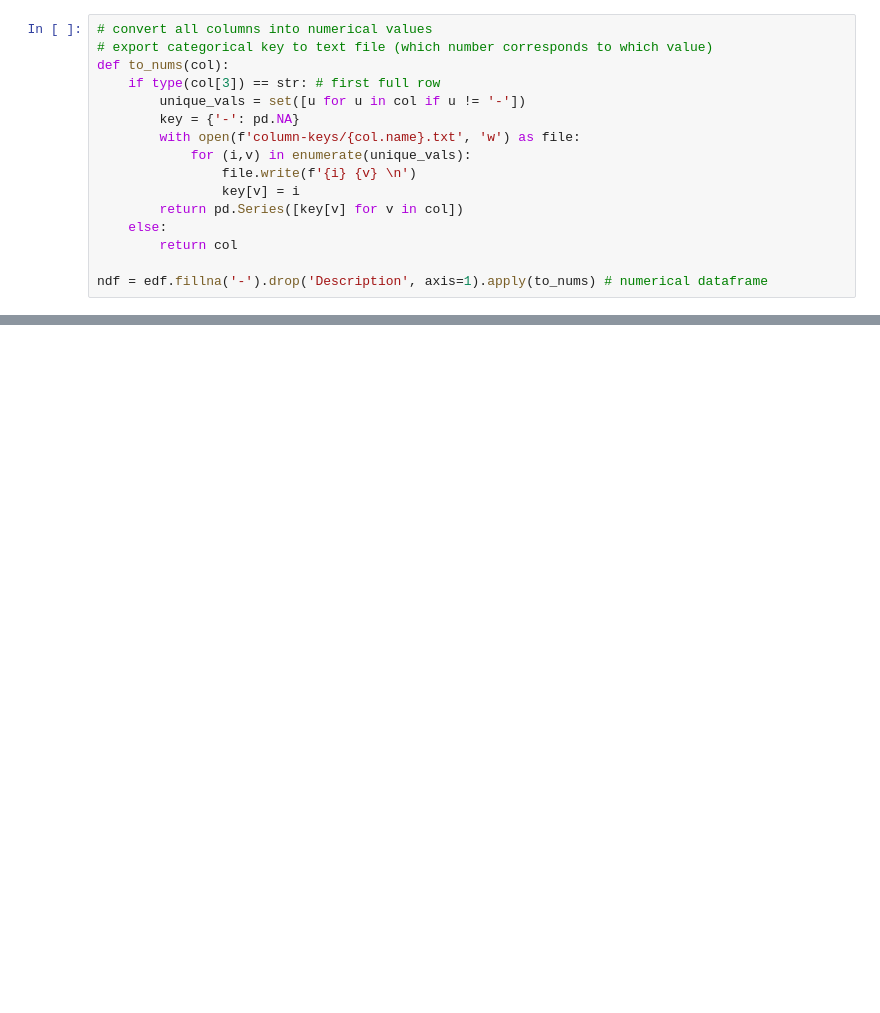
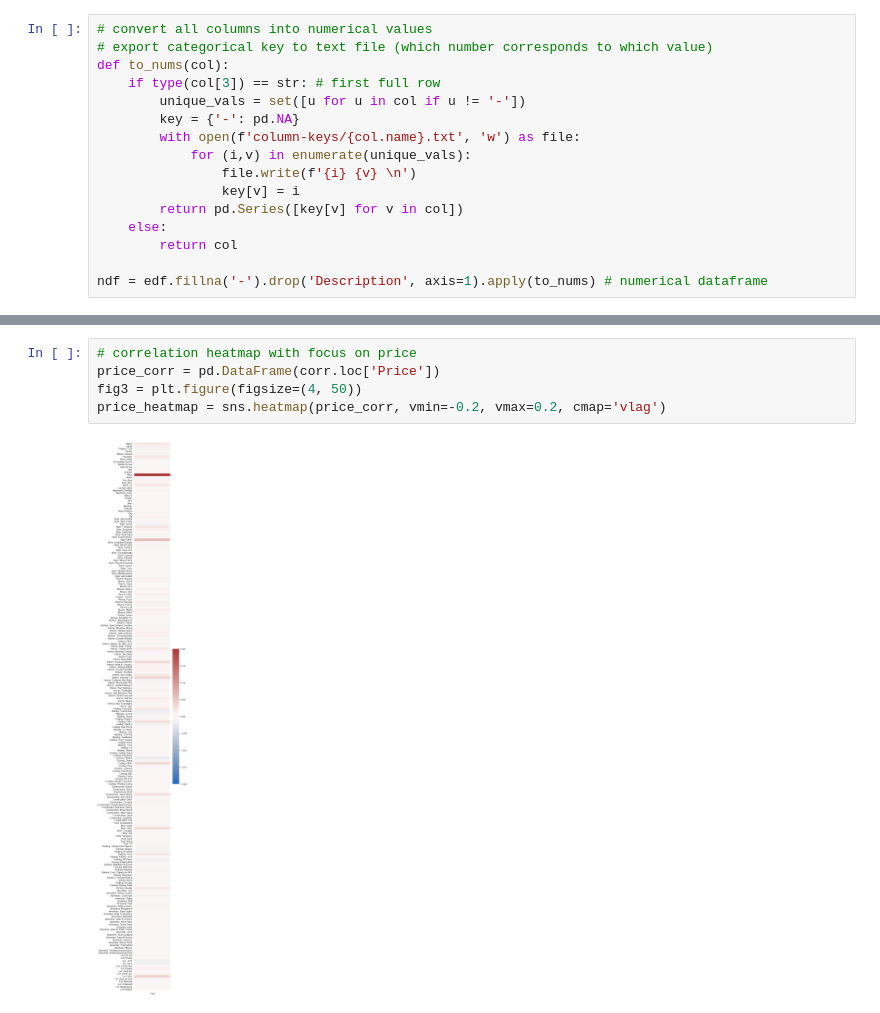
Before and after one commit to thearyanmittal/atl-home-rentals, a Jupyter notebook: analysis/exploration.ipynb, the cells around one changed output, grey strips where cells are left out. Cells and saved outputs as stored; diff of their text form; blank space fills up the shorter version.

```diff
--- a/analysis/exploration.ipynb
+++ b/analysis/exploration.ipynb
@@ -224,0 +215,7 @@ ndf = edf.fillna('-').drop('Description', axis=1).apply(to_nums) # numerical dat
+# %%
+# correlation heatmap with focus on price
+price_corr = pd.DataFrame(corr.loc['Price'])
+fig3 = plt.figure(figsize=(4, 50))
+price_heatmap = sns.heatmap(price_corr, vmin=-0.2, vmax=0.2, cmap='vlag')
+# %% [output]
+[figure, added]
```
Also changed, not shown: parts of 5 cells of this notebook, 25 other files.
